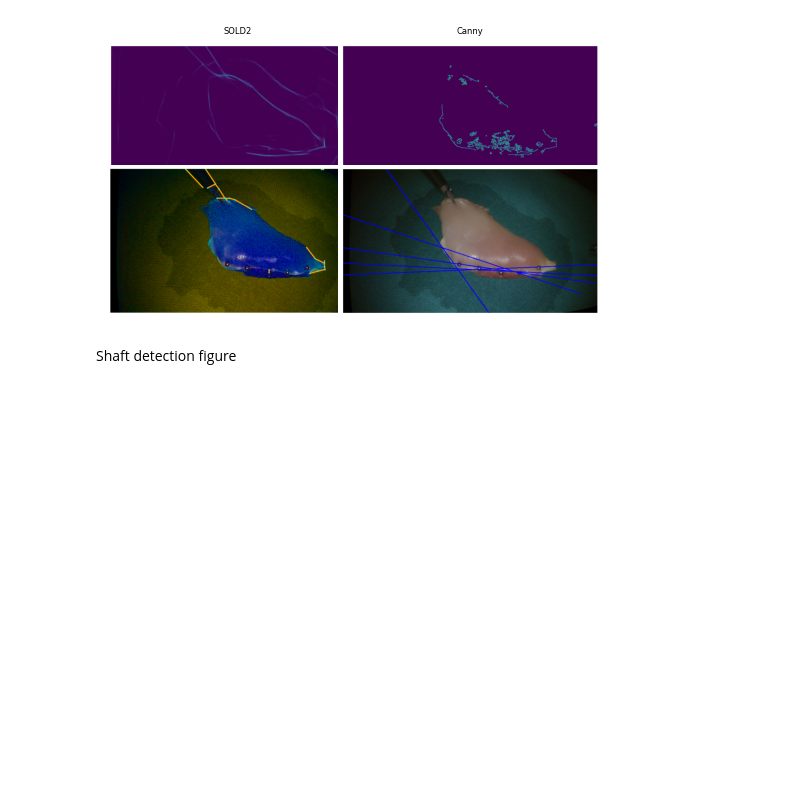
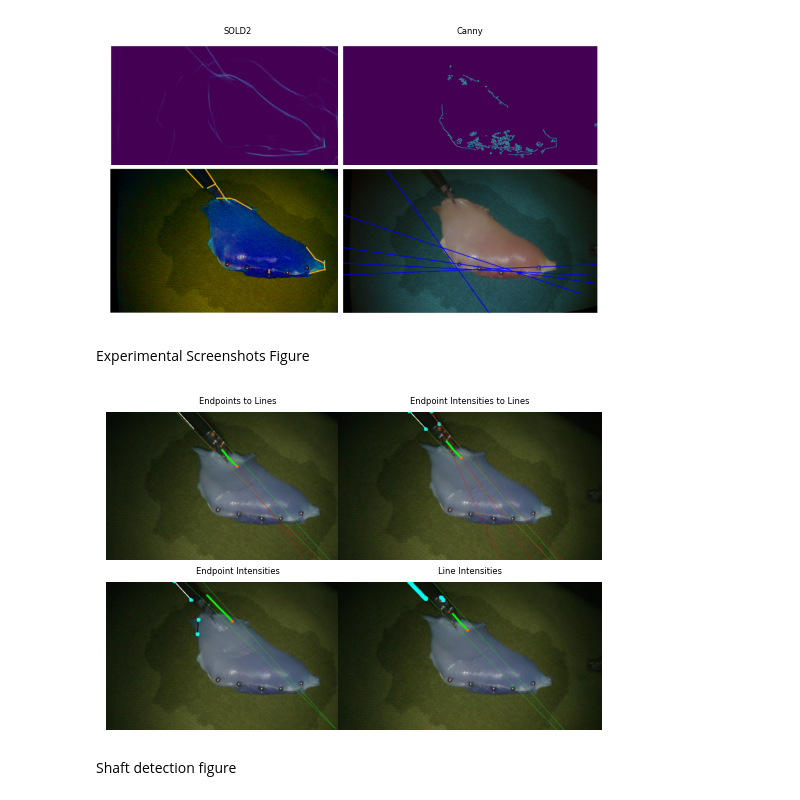
Before and after one commit to ucsdarclab/surgical_tool_tracking, a Jupyter notebook: kornia_dev/ICRA24.ipynb, the cells around one changed output. Cells and saved outputs as stored; diff of their text form; code cells hidden in the pictures; blank space fills up the shorter version.

```diff
--- a/kornia_dev/ICRA24.ipynb
+++ b/kornia_dev/ICRA24.ipynb
@@ -72,6 +72,46 @@ plt.subplots_adjust(hspace = -0.5, wspace = -0.12)
 plt.savefig('shaft_detection.pdf', bbox_inches = 'tight')
 # %% [output]
 [figure]
+# %% [markdown]
+Experimental Screenshots Figure
+# %%
+import pandas as pd
+import numpy as np
+import matplotlib.pyplot as plt
+from matplotlib.gridspec import GridSpec
+
+
+img1 = plt.imread('endp2p.png')
+img2 = plt.imread('endpi2p.png')
+
+img3 = plt.imread('li.png')
+img4 = plt.imread('endpi.png')
+
+
+fig, ax = plt.subplots(nrows=2, ncols=2)
+
+#ax[0].imshow(d1_cropped, aspect = 'auto')
+#ax[0].axis('off')
+#ax[1].imshow(d2_cropped, aspect = 'auto')
+#ax[1].axis('off')
+
+ax[0, 0].imshow(img1)
+ax[0, 0].axis('off')
+ax[0, 0].set_title('Endpoints to Lines', fontsize = 6)
+ax[0, 1].imshow(img2)
+ax[0, 1].axis('off')
+ax[0, 1].set_title('Endpoint Intensities to Lines', fontsize = 6)
+ax[1, 1].imshow(img3)
+ax[1, 1].axis('off')
+ax[1, 1].set_title('Line Intensities', fontsize = 6)
+ax[1, 0].imshow(img4)
+ax[1, 0].axis('off')
+ax[1, 0].set_title('Endpoint Intensities', fontsize = 6)
+
+plt.subplots_adjust(hspace = -0.15, wspace = -0.12)
+plt.savefig('qualitative_results.pdf', bbox_inches = 'tight')
+# %% [output]
+[figure, added]
 # %% [markdown]
 Shaft detection figure
 # %%
```
